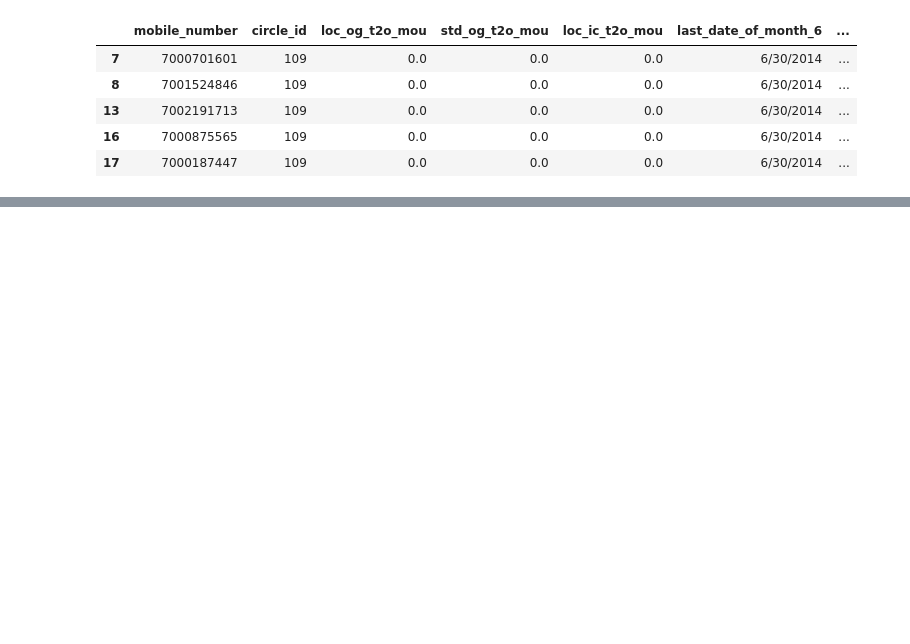
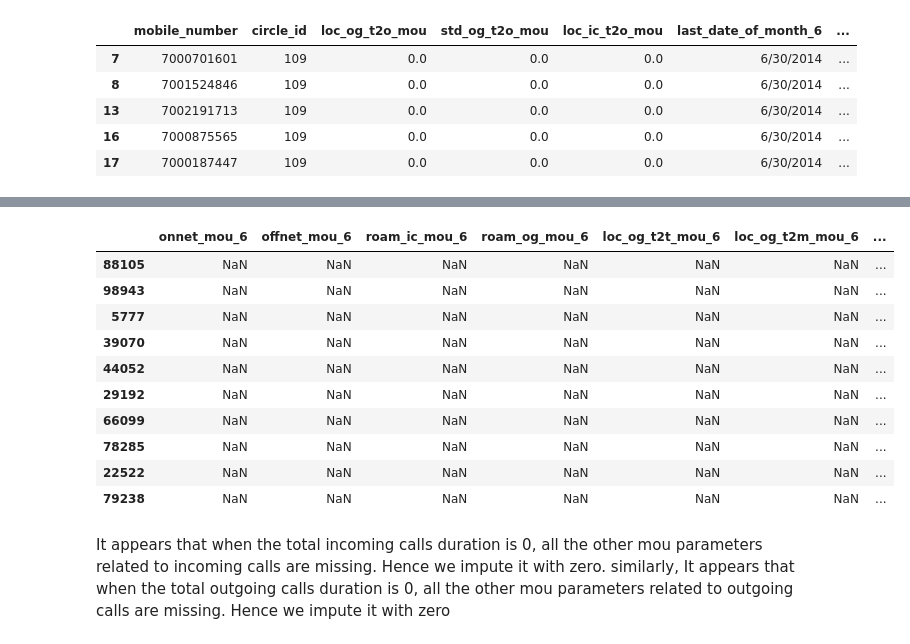
Before and after one commit to sandeshsk12/telecom_churn, a Jupyter notebook: Untitled.ipynb, the cells around one changed output, grey strips where cells are left out. Drawn from its saved outputs; the diff is of its cells as text; code cells hidden in the pictures; blank space fills up the shorter version.

```diff
--- a/Untitled.ipynb
+++ b/Untitled.ipynb
@@ -408,0 +652,5 @@ data[data['churn']==1].shape[0] / data.shape[0]
+# %%
+churn_data[cols_2g_3g]=churn_data[cols_2g_3g].fillna(0,axis=1)
+# %%
+fb_and_night_cols= list(churn_data.columns[churn_data.columns.str.contains('fb|night')])
+fb_and_night_cols
@@ -408,0 +667,2 @@ data[data['churn']==1].shape[0] / data.shape[0]
+# %%
+churn_data[fb_and_night_cols]=churn_data[fb_and_night_cols].fillna(0,axis=1)
@@ -408,0 +671,3 @@ data[data['churn']==1].shape[0] / data.shape[0]
+# %%
+mou_6_cols= list(churn_data.columns[churn_data.columns.str.contains('mou_6')])
+mou_6_cols
@@ -408,0 +692,17 @@ data[data['churn']==1].shape[0] / data.shape[0]
+# %%
+churn_data[mou_6_cols][churn_data['onnet_mou_6'].isna()].sample(10)
+# %% [output]
+|  | onnet_mou_6 | offnet_mou_6 | roam_ic_mou_6 | roam_og_mou_6 | loc_og_t2t_mou_6 | loc_og_t2m_mou_6 | ... |
+| 88105 | NaN | NaN | NaN | NaN | NaN | NaN | ... |
+| 98943 | NaN | NaN | NaN | NaN | NaN | NaN | ... |
+| 5777 | NaN | NaN | NaN | NaN | NaN | NaN | ... |
+| 39070 | NaN | NaN | NaN | NaN | NaN | NaN | ... |
+| 44052 | NaN | NaN | NaN | NaN | NaN | NaN | ... |
+| 29192 | NaN | NaN | NaN | NaN | NaN | NaN | ... |
+| 66099 | NaN | NaN | NaN | NaN | NaN | NaN | ... |
+| 78285 | NaN | NaN | NaN | NaN | NaN | NaN | ... |
+| 22522 | NaN | NaN | NaN | NaN | NaN | NaN | ... |
+| 79238 | NaN | NaN | NaN | NaN | NaN | NaN | ... |
+# %% [markdown]
+It appears that when the total incoming calls duration is 0, all the other mou parameters related to incoming calls are missing. Hence we impute it with zero.
+similarly, It appears that when the total outgoing calls duration is 0, all the other mou parameters related to outgoing calls are missing. Hence we impute it with zero
```
Also changed, not shown: parts of 85 cells of this notebook, 2 other files.
